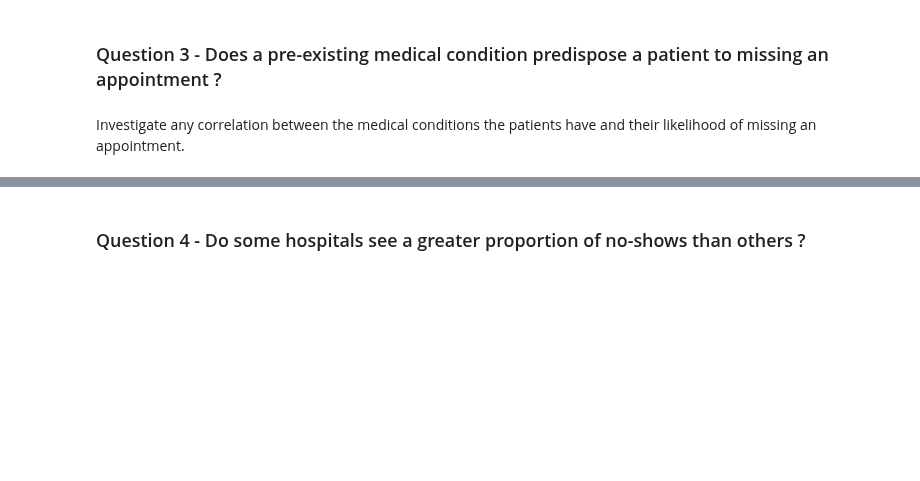
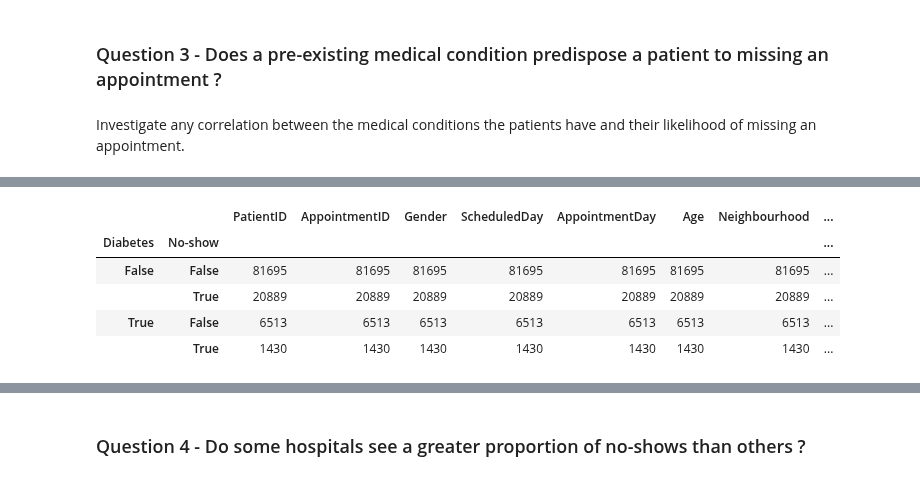
Before and after one commit to Zabamund/datasci-nano, a Jupyter notebook: inv-dataset/noshow.ipynb, the cells around one changed output, grey strips where cells are left out. Cells and saved outputs as stored; diff of their text form; code cells hidden in the pictures; blank space fills up the shorter version.

```diff
--- a/inv-dataset/noshow.ipynb
+++ b/inv-dataset/noshow.ipynb
@@ -584,0 +606,11 @@ Investigate any correlation between the medical conditions the patients have and
+# %%
+# get count of people with and without medical condition who missed their appointment
+count_diabetes = df_noshow.groupby(['Diabetes','No-show']).count()
+count_diabetes
+# %% [output]
+|  |  | PatientID | AppointmentID | Gender | ScheduledDay | AppointmentDay | Age | Neighbourhood | ... |
+| Diabetes | No-show |  |  |  |  |  |  |  | ... |
+| False | False | 81695 | 81695 | 81695 | 81695 | 81695 | 81695 | 81695 | ... |
+|  | True | 20889 | 20889 | 20889 | 20889 | 20889 | 20889 | 20889 | ... |
+| True | False | 6513 | 6513 | 6513 | 6513 | 6513 | 6513 | 6513 | ... |
+|  | True | 1430 | 1430 | 1430 | 1430 | 1430 | 1430 | 1430 | ... |
```
Also changed, not shown: parts of 11 cells of this notebook.
